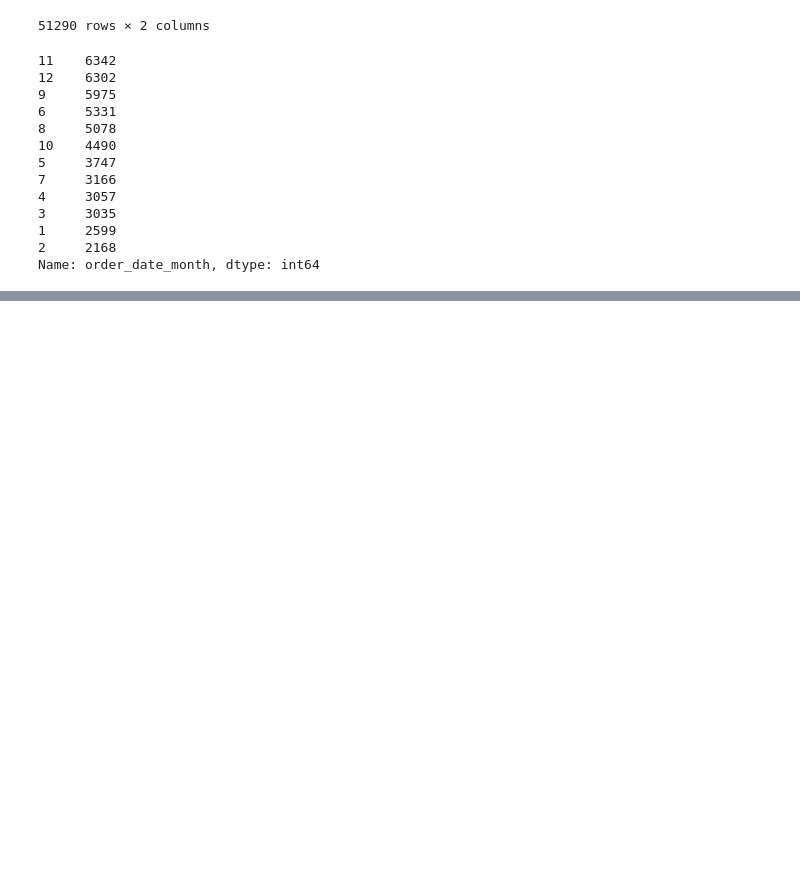
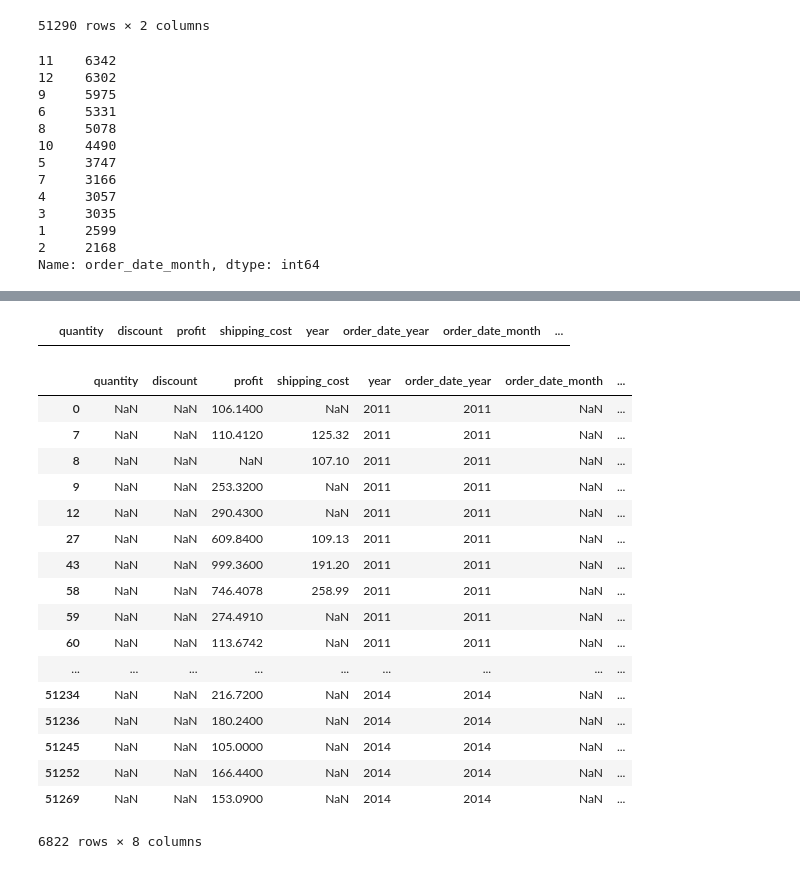
Before and after one commit to Mosharrafa/Pandas, a Jupyter notebook: Pandas.ipynb, the cells around one changed output, grey strips where cells are left out. Saved outputs shown, nothing was run; the diff lists cells and outputs as text; code cells hidden in the pictures; blank space fills up the shorter version.

```diff
--- a/Pandas.ipynb
+++ b/Pandas.ipynb
@@ -788,0 +1004,2 @@ Name: order_date_month, dtype: int64
+# %%
+df5=df4[df4>100]
@@ -788,0 +1027,25 @@ Name: order_date_month, dtype: int64
+# %%
+df5.dropna() # check rows which has no NAN values
+# %% [output]
+|  | quantity | discount | profit | shipping_cost | year | order_date_year | order_date_month | ... |
+# %%
+df5.dropna(thresh=3)
+# %% [output]
+|  | quantity | discount | profit | shipping_cost | year | order_date_year | order_date_month | ... |
+| 0 | NaN | NaN | 106.1400 | NaN | 2011 | 2011 | NaN | ... |
+| 7 | NaN | NaN | 110.4120 | 125.32 | 2011 | 2011 | NaN | ... |
+| 8 | NaN | NaN | NaN | 107.10 | 2011 | 2011 | NaN | ... |
+| 9 | NaN | NaN | 253.3200 | NaN | 2011 | 2011 | NaN | ... |
+| 12 | NaN | NaN | 290.4300 | NaN | 2011 | 2011 | NaN | ... |
+| 27 | NaN | NaN | 609.8400 | 109.13 | 2011 | 2011 | NaN | ... |
+| 43 | NaN | NaN | 999.3600 | 191.20 | 2011 | 2011 | NaN | ... |
+| 58 | NaN | NaN | 746.4078 | 258.99 | 2011 | 2011 | NaN | ... |
+| 59 | NaN | NaN | 274.4910 | NaN | 2011 | 2011 | NaN | ... |
+| 60 | NaN | NaN | 113.6742 | NaN | 2011 | 2011 | NaN | ... |
+| ... | ... | ... | ... | ... | ... | ... | ... | ... |
+| 51234 | NaN | NaN | 216.7200 | NaN | 2014 | 2014 | NaN | ... |
+| 51236 | NaN | NaN | 180.2400 | NaN | 2014 | 2014 | NaN | ... |
+| 51245 | NaN | NaN | 105.0000 | NaN | 2014 | 2014 | NaN | ... |
+| 51252 | NaN | NaN | 166.4400 | NaN | 2014 | 2014 | NaN | ... |
+| 51269 | NaN | NaN | 153.0900 | NaN | 2014 | 2014 | NaN | ... |
+6822 rows × 8 columns
```
Also changed, not shown: parts of 36 cells of this notebook.
